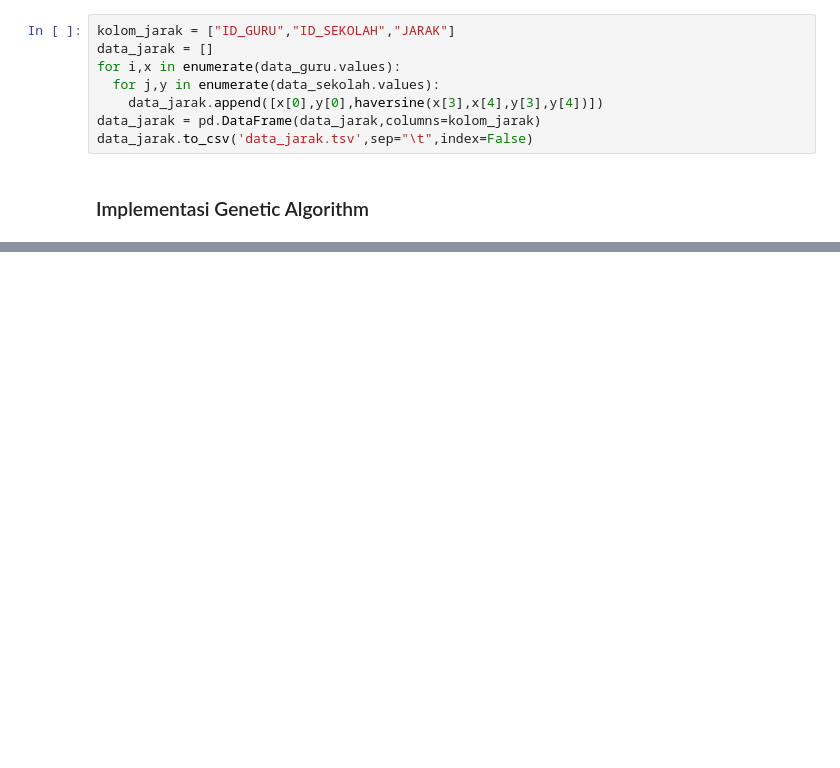
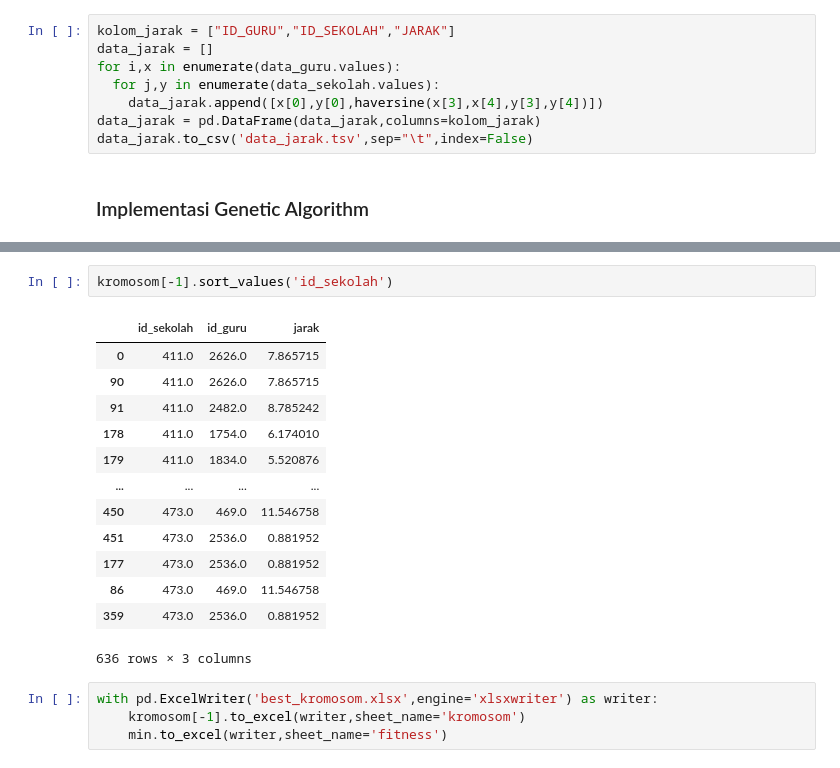
Before and after one commit to imniwa/GeneticAlgorithm, a Jupyter notebook: note.ipynb, the cells around one changed output, grey strips where cells are left out. Cells and saved outputs as stored; diff of their text form; blank space fills up the shorter version.

```diff
--- a/note.ipynb
+++ b/note.ipynb
@@ -227,0 +210,20 @@ plt.plot(min['jarak'],marker='o')
+# %%
+kromosom[-1].sort_values('id_sekolah')
+# %% [output]
+|  | id_sekolah | id_guru | jarak |
+| 0 | 411.0 | 2626.0 | 7.865715 |
+| 90 | 411.0 | 2626.0 | 7.865715 |
+| 91 | 411.0 | 2482.0 | 8.785242 |
+| 178 | 411.0 | 1754.0 | 6.174010 |
+| 179 | 411.0 | 1834.0 | 5.520876 |
+| ... | ... | ... | ... |
+| 450 | 473.0 | 469.0 | 11.546758 |
+| 451 | 473.0 | 2536.0 | 0.881952 |
+| 177 | 473.0 | 2536.0 | 0.881952 |
+| 86 | 473.0 | 469.0 | 11.546758 |
+| 359 | 473.0 | 2536.0 | 0.881952 |
+636 rows × 3 columns
+# %%
+with pd.ExcelWriter('best_kromosom.xlsx',engine='xlsxwriter') as writer:
+    kromosom[-1].to_excel(writer,sheet_name='kromosom')
+    min.to_excel(writer,sheet_name='fitness')
```
Also changed, not shown: parts of 10 cells of this notebook, 2 other files.
